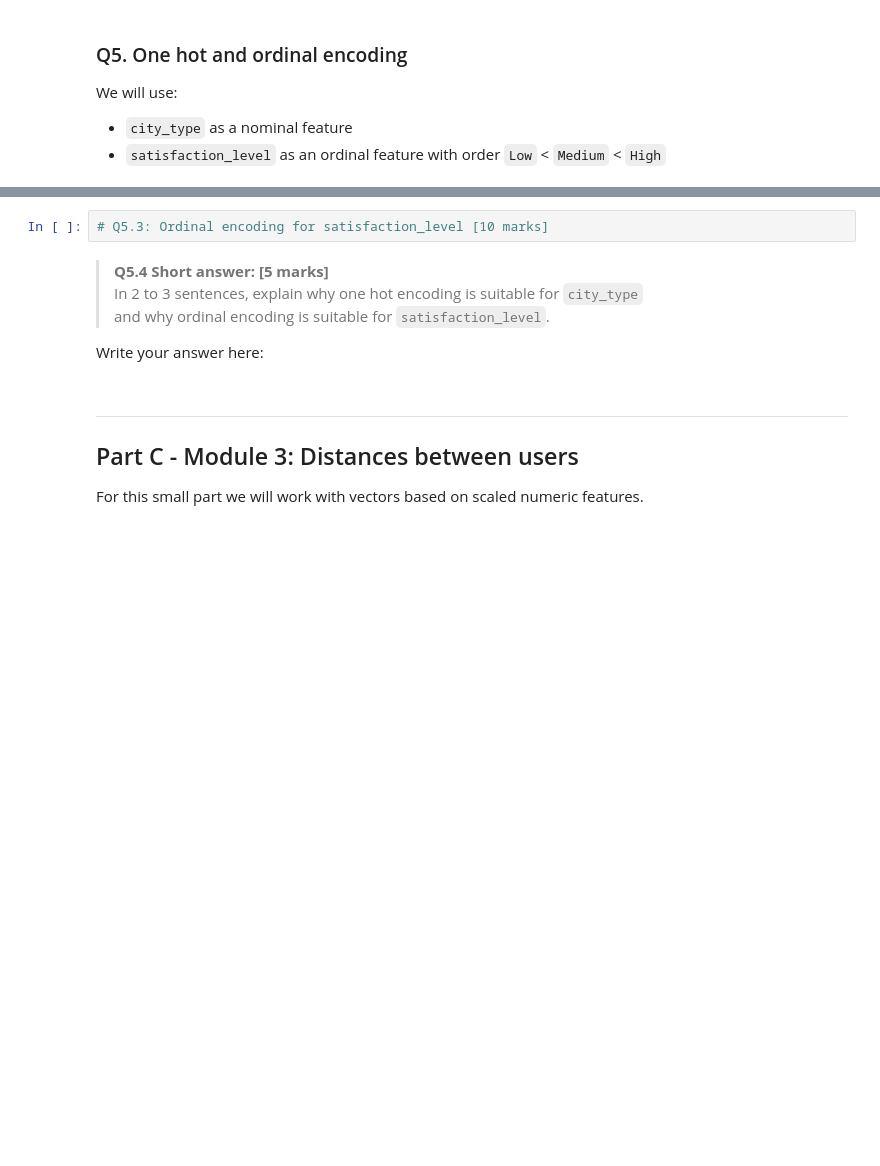
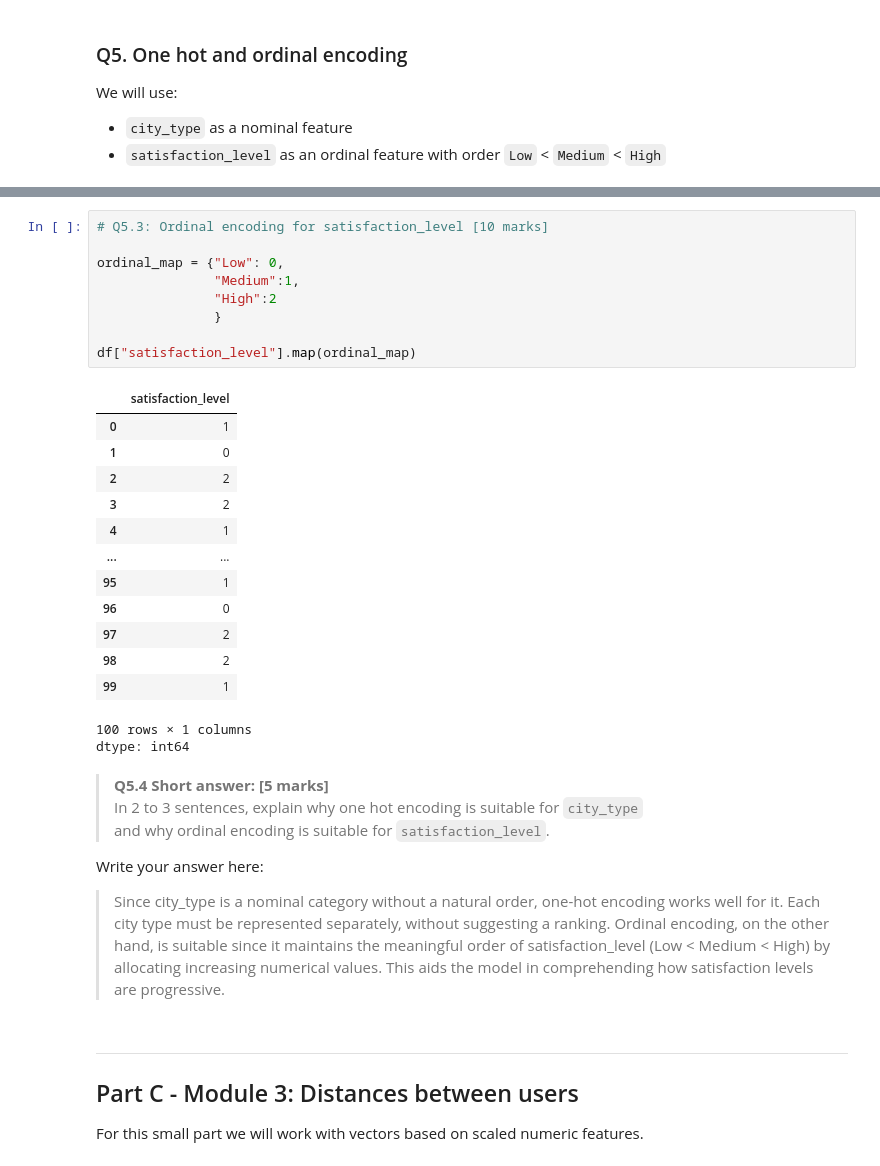
Before and after one commit to tanvirrahmanaz/Phitron, a Jupyter notebook: Assignment_01_Machine_Learning_Course.ipynb, the cells around one changed output, grey strips where cells are left out. Cells and saved outputs as stored; diff of their text form; blank space fills up the shorter version.

```diff
--- a/Assignment_01_Machine_Learning_Course.ipynb
+++ b/Assignment_01_Machine_Learning_Course.ipynb
@@ -279,5 +313,27 @@ We will use:
 # %%
 # Q5.3: Ordinal encoding for satisfaction_level [10 marks]
+
+ordinal_map = {"Low": 0,
+               "Medium":1,
+               "High":2
+               }
+
+df["satisfaction_level"].map(ordinal_map)
+# %% [output]
+|  | satisfaction_level |
+| 0 | 1 |
+| 1 | 0 |
+| 2 | 2 |
+| 3 | 2 |
+| 4 | 1 |
+| ... | ... |
+| 95 | 1 |
+| 96 | 0 |
+| 97 | 2 |
+| 98 | 2 |
+| 99 | 1 |
+100 rows × 1 columns
+dtype: int64
 # %% [markdown]
 
 > **Q5.4 Short answer: [5 marks]**
@@ -286,9 +342,7 @@ We will use:
 
 Write your answer here:
 
->
->
->
+>  Since city_type is a nominal category without a natural order, one-hot encoding works well for it. Each city type must be represented separately, without suggesting a ranking.  Ordinal encoding, on the other hand, is suitable since it maintains the meaningful order of satisfaction_level (Low < Medium < High) by allocating increasing numerical values.  This aids the model in comprehending how satisfaction levels are progressive.
 # %% [markdown]
 
 ---
```
Also changed, not shown: parts of 7 cells of this notebook.
